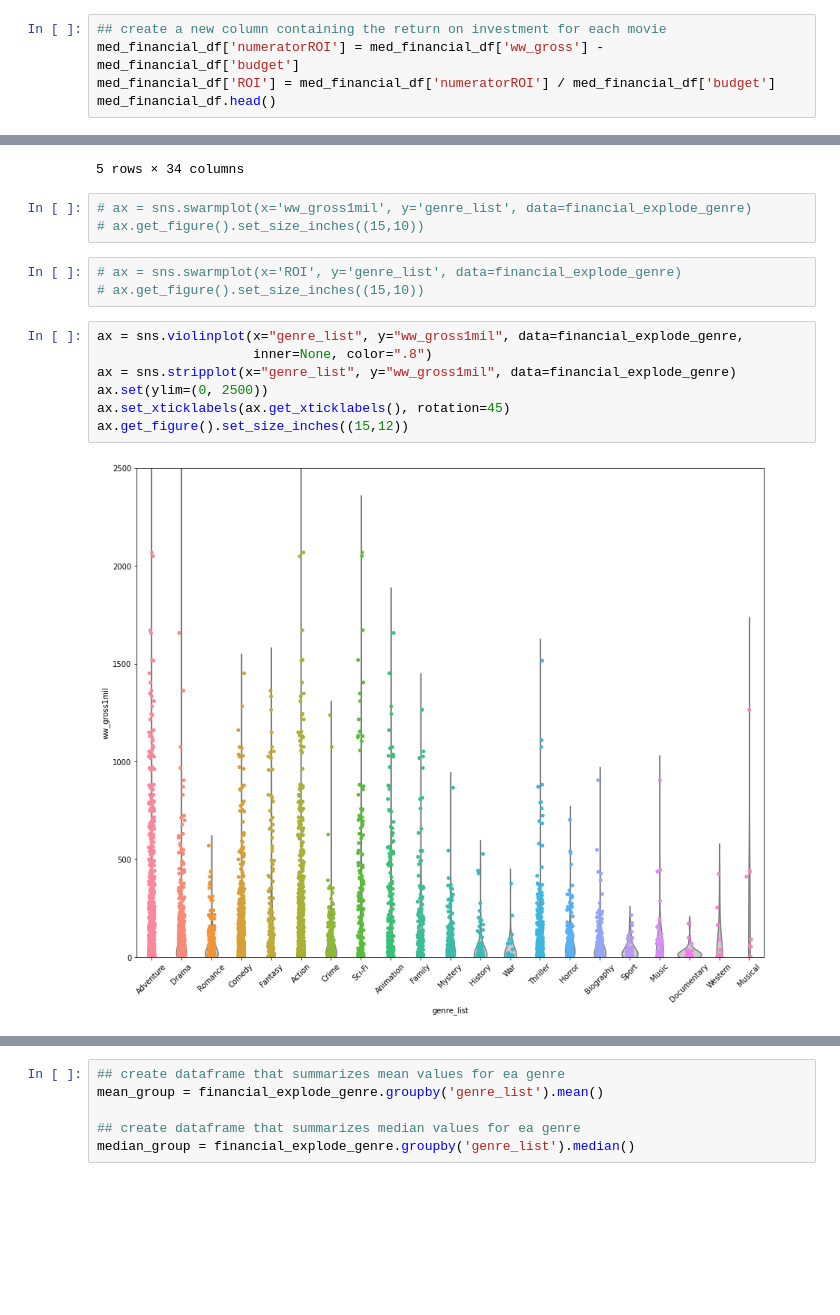
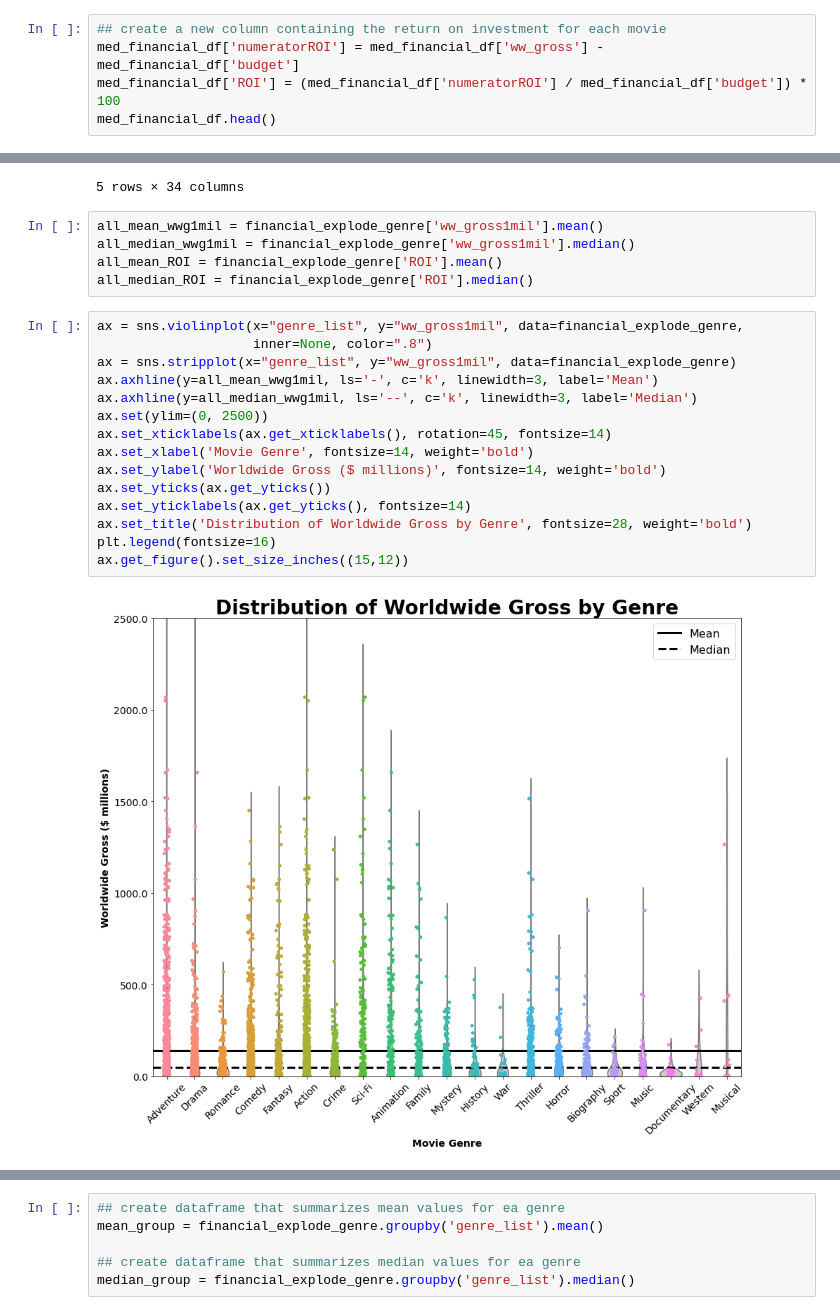
Before and after one commit to zero731/dsc-mod-1-project-v2-1-onl01-dtsc-ft-070620, a Jupyter notebook: student.ipynb, the cells around one changed output, grey strips where cells are left out. Saved outputs shown, nothing was run; the diff lists cells and outputs as text; blank space fills up the shorter version.

```diff
--- a/student.ipynb
+++ b/student.ipynb
@@ -552,7 +565,7 @@ med_financial_df.describe()
 # %%
 ## create a new column containing the return on investment for each movie
 med_financial_df['numeratorROI'] = med_financial_df['ww_gross'] - med_financial_df['budget']
-med_financial_df['ROI'] = med_financial_df['numeratorROI'] / med_financial_df['budget']
+med_financial_df['ROI'] = (med_financial_df['numeratorROI'] / med_financial_df['budget']) * 100
 med_financial_df.head()
 # %% [output]
 |  | tconst | primaryTitle | startYear | genres | averageRating | budget | ww_gross | budget1mil | ww_gross1mil | ... |
@@ -676,21 +690,28 @@ financial_explode_genre.head()
 | 1 | tt0359950 | The Secret Life of Walter Mitty | 2013 | Comedy,Drama,Fantasy | 7.3 | 90000000.0 | 188133322.0 | 90.0 | 188.13 | ... |
 | 1 | tt0359950 | The Secret Life of Walter Mitty | 2013 | Comedy,Drama,Fantasy | 7.3 | 90000000.0 | 188133322.0 | 90.0 | 188.13 | ... |
 5 rows × 34 columns
-# %%
-# ax = sns.swarmplot(x='ww_gross1mil', y='genre_list', data=financial_explode_genre)
-# ax.get_figure().set_size_inches((15,10))
-# %%
-# ax = sns.swarmplot(x='ROI', y='genre_list', data=financial_explode_genre)
-# ax.get_figure().set_size_inches((15,10))
+# %%
+all_mean_wwg1mil = financial_explode_genre['ww_gross1mil'].mean()
+all_median_wwg1mil = financial_explode_genre['ww_gross1mil'].median()
+all_mean_ROI = financial_explode_genre['ROI'].mean()
+all_median_ROI = financial_explode_genre['ROI'].median()
 # %%
 ax = sns.violinplot(x="genre_list", y="ww_gross1mil", data=financial_explode_genre,
                     inner=None, color=".8")
 ax = sns.stripplot(x="genre_list", y="ww_gross1mil", data=financial_explode_genre)
+ax.axhline(y=all_mean_wwg1mil, ls='-', c='k', linewidth=3, label='Mean')
+ax.axhline(y=all_median_wwg1mil, ls='--', c='k', linewidth=3, label='Median')
 ax.set(ylim=(0, 2500))
-ax.set_xticklabels(ax.get_xticklabels(), rotation=45)
+ax.set_xticklabels(ax.get_xticklabels(), rotation=45, fontsize=14)
+ax.set_xlabel('Movie Genre', fontsize=14, weight='bold')
+ax.set_ylabel('Worldwide Gross ($ millions)', fontsize=14, weight='bold')
+ax.set_yticks(ax.get_yticks())
+ax.set_yticklabels(ax.get_yticks(), fontsize=14)
+ax.set_title('Distribution of Worldwide Gross by Genre', fontsize=28, weight='bold')
+plt.legend(fontsize=16)
 ax.get_figure().set_size_inches((15,12))
 # %% [output]
-[figure, old version]
+[figure, new version]
 # %%
 ax = sns.violinplot(x="genre_list", y="ROI", data=financial_explode_genre,
                     inner=None, color=".8")
```
Also changed, not shown: parts of 47 cells of this notebook, 1 other file.
